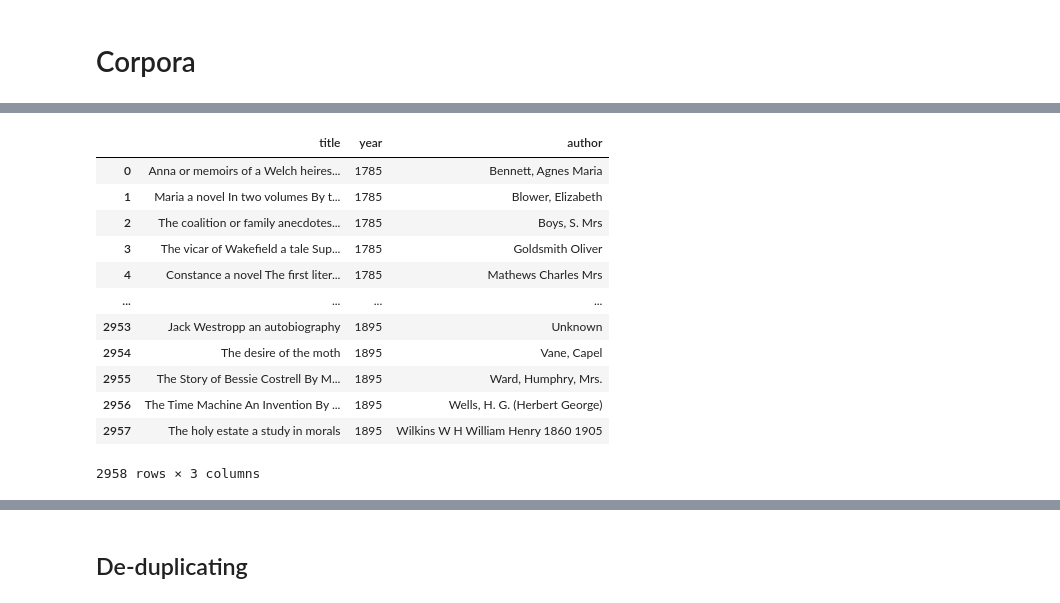
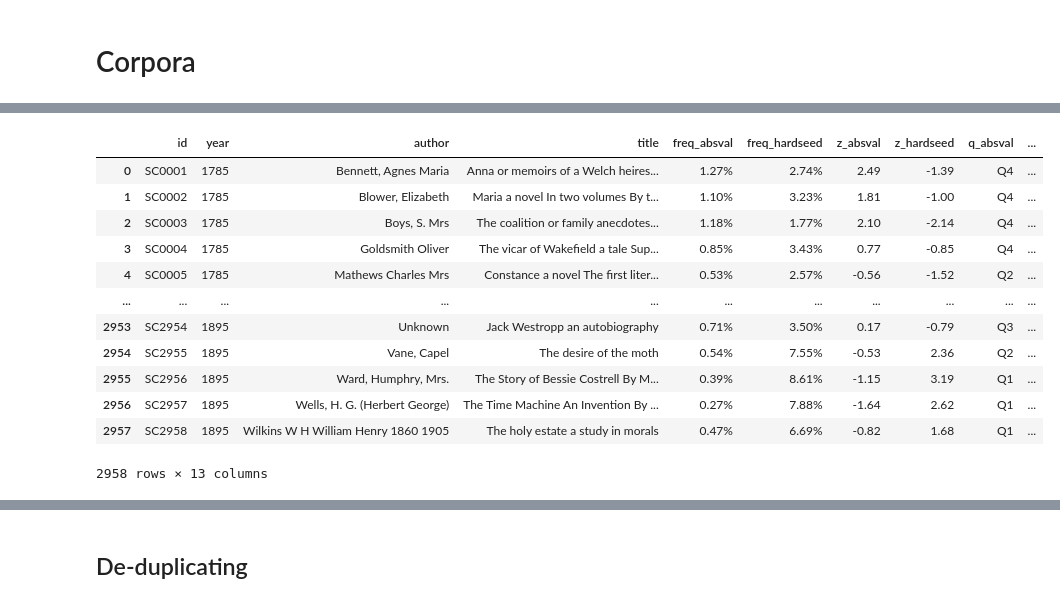
Before and after one commit to quadrismegistus/semanticcohort, a Jupyter notebook: Deduping and Matching Titles.ipynb, the cells around one changed output, grey strips where cells are left out. Drawn from its saved outputs; the diff is of its cells as text; code cells hidden in the pictures.

```diff
--- a/Deduping and Matching Titles.ipynb
+++ b/Deduping and Matching Titles.ipynb
@@ -15,17 +36,18 @@ from ftfy import fix_text
 # %%
+# Check metadata
 sc = lltk.load('SemanticCohort')
-sc.metadata[['title','year','author']]
+sc.metadata
 # %% [output]
-|  | title | year | author |
-| 0 | Anna or memoirs of a Welch heires... | 1785 | Bennett, Agnes Maria |
-| 1 | Maria a novel In two volumes By t... | 1785 | Blower, Elizabeth |
-| 2 | The coalition or family anecdotes... | 1785 | Boys, S. Mrs |
-| 3 | The vicar of Wakefield a tale Sup... | 1785 | Goldsmith Oliver |
-| 4 | Constance a novel The first liter... | 1785 | Mathews Charles Mrs |
-| ... | ... | ... | ... |
-| 2953 | Jack Westropp an autobiography | 1895 | Unknown |
-| 2954 | The desire of the moth | 1895 | Vane, Capel |
-| 2955 | The Story of Bessie Costrell By M... | 1895 | Ward, Humphry, Mrs. |
-| 2956 | The Time Machine An Invention By ... | 1895 | Wells, H. G. (Herbert George) |
-| 2957 | The holy estate a study in morals | 1895 | Wilkins W H William Henry 1860 1905 |
+|  | id | year | author | title | freq_absval | freq_hardseed | z_absval | z_hardseed | q_absval | ... |
+| 0 | SC0001 | 1785 | Bennett, Agnes Maria | Anna or memoirs of a Welch heires... | 1.27% | 2.74% | 2.49 | -1.39 | Q4 | ... |
+| 1 | SC0002 | 1785 | Blower, Elizabeth | Maria a novel In two volumes By t... | 1.10% | 3.23% | 1.81 | -1.00 | Q4 | ... |
+| 2 | SC0003 | 1785 | Boys, S. Mrs | The coalition or family anecdotes... | 1.18% | 1.77% | 2.10 | -2.14 | Q4 | ... |
+| 3 | SC0004 | 1785 | Goldsmith Oliver | The vicar of Wakefield a tale Sup... | 0.85% | 3.43% | 0.77 | -0.85 | Q4 | ... |
+| 4 | SC0005 | 1785 | Mathews Charles Mrs | Constance a novel The first liter... | 0.53% | 2.57% | -0.56 | -1.52 | Q2 | ... |
+| ... | ... | ... | ... | ... | ... | ... | ... | ... | ... | ... |
+| 2953 | SC2954 | 1895 | Unknown | Jack Westropp an autobiography | 0.71% | 3.50% | 0.17 | -0.79 | Q3 | ... |
+| 2954 | SC2955 | 1895 | Vane, Capel | The desire of the moth | 0.54% | 7.55% | -0.53 | 2.36 | Q2 | ... |
+| 2955 | SC2956 | 1895 | Ward, Humphry, Mrs. | The Story of Bessie Costrell By M... | 0.39% | 8.61% | -1.15 | 3.19 | Q1 | ... |
+| 2956 | SC2957 | 1895 | Wells, H. G. (Herbert George) | The Time Machine An Invention By ... | 0.27% | 7.88% | -1.64 | 2.62 | Q1 | ... |
+| 2957 | SC2958 | 1895 | Wilkins W H William Henry 1860 1905 | The holy estate a study in morals | 0.47% | 6.69% | -0.82 | 1.68 | Q1 | ... |
-2958 rows × 3 columns
+2958 rows × 13 columns
```
Also changed, not shown: parts of 26 cells of this notebook.
